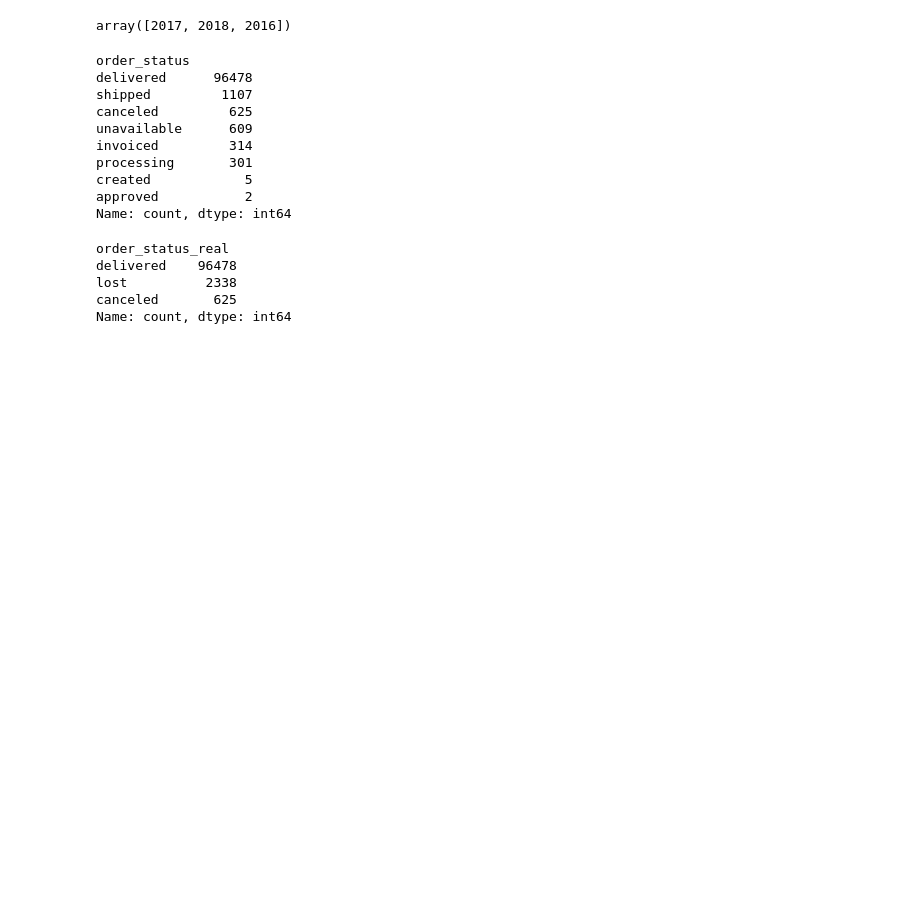
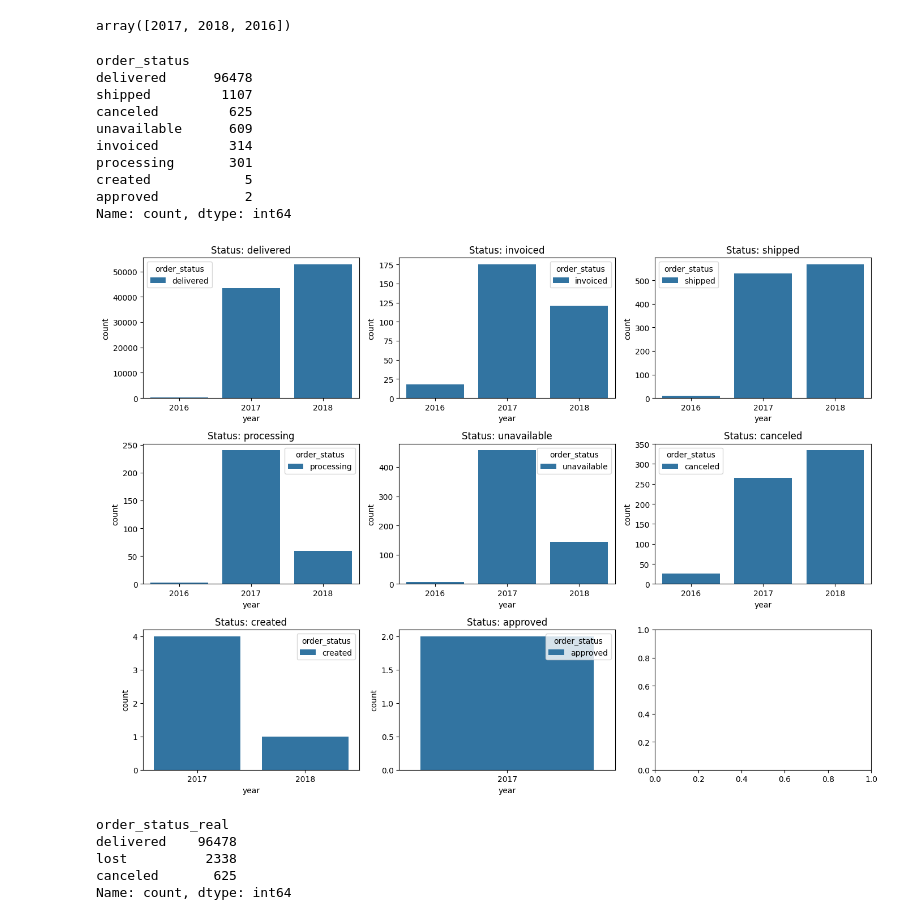
Before and after one commit to alfalfal/business_performance_analysis, a Jupyter notebook: EDA-and-modeling.ipynb, the cells around one changed output. Drawn from its saved outputs; the diff is of its cells as text; code cells hidden in the pictures; blank space fills up the shorter version.

```diff
--- a/EDA-and-modeling.ipynb
+++ b/EDA-and-modeling.ipynb
@@ -286,4 +286,25 @@ processing       301
 created            5
 approved           2
 Name: count, dtype: int64
+# %%
+# EXTRACT UNIQUE VALUES CONTAINED IN THE ORDER_STATUS COLUMN
+unique_statuses = orders['order_status'].unique()
+
+# DEFINE THE GRID FOR THE CHARTS
+rows = int(np.ceil( len(unique_statuses) / 3))
+fig, axes = plt.subplots(rows, 3, figsize=(14, 10))
+
+# CONVERT A 3x3 MATRIX INTO A FLAT LIST OF 9 ELEMENTS
+axes = axes.flatten()
+
+# RUN A LOOP TO GENERATE ALL CHARTS
+for i, status in enumerate(unique_statuses):
+
+    filter_data = orders[orders['order_status'] == status]
+    sns.countplot(data=filter_data, x='year', hue='order_status', ax=axes[i])
+    axes[i].set_title(f"Status: {status}")
+
+plt.tight_layout()
+# %% [output]
+[figure, added]
 # %%
```
Also changed, not shown: parts of 9 cells of this notebook, 1 other file.
